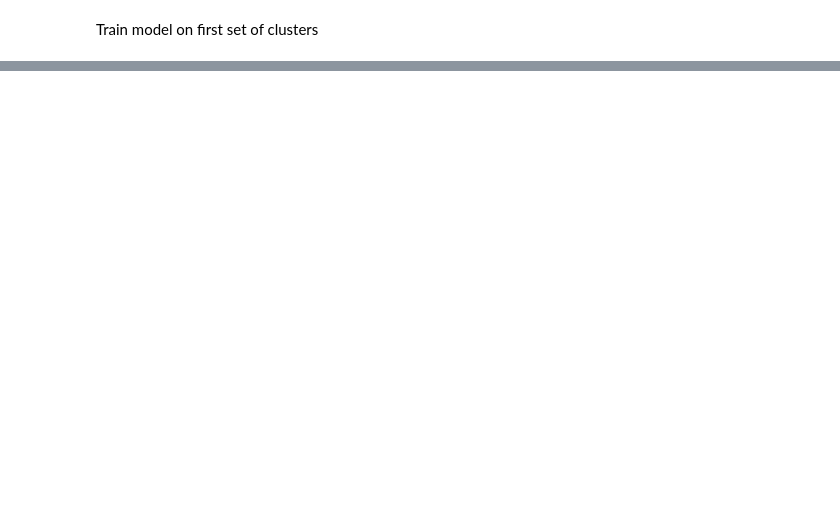
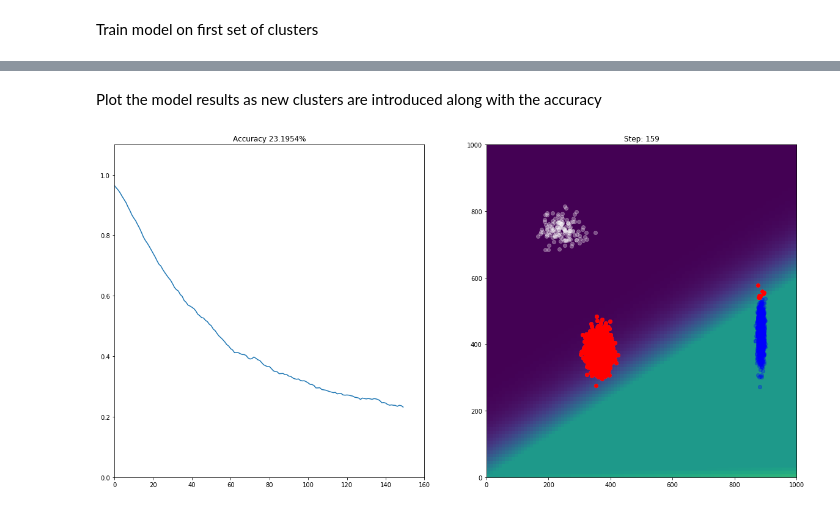
Before and after one commit to AndreasAlam/olac, a Jupyter notebook: notebooks/sbe_vis_demo_dev.ipynb, the cells around one changed output, grey strips where cells are left out. Drawn from its saved outputs; the diff is of its cells as text; code cells hidden in the pictures; blank space fills up the shorter version.

```diff
--- a/notebooks/sbe_vis_demo_dev.ipynb
+++ b/notebooks/sbe_vis_demo_dev.ipynb
@@ -313,0 +267,59 @@ for n in range(100):
+# %% [markdown]
+Plot the model results as new clusters are introduced along with the accuracy
+# %%
+new_pred = []
+new_acc = []
+
+# data_in = PP_data.loc[:,['x','y']].values
+# labels = PP_data.loc[:,['cluster_name']].values
+i = 1
+step_size = 500
+for m in np.arange(10, int(len(PP_data['time'])/step_size)):
+
+    t = PP_data.loc[m*step_size, 'time']
+    t2 = PP_data.loc[(m-10)*step_size, 'time']
+    X = PP_data.loc[(PP_data['time'] <= t )&(PP_data['time'] >= t2),['x','y']].values
+    labels = PP_data.loc[(PP_data['time'] <= t)&(PP_data['time'] >= t2) ,['cluster_name']].values
+
+    new_pred, acc = vis.get_new_accuracy(X, labels, weights = (w1, b1, w2, b2))
+    new_acc.append(acc)
+
+    plt.figure(figsize = (20, 10))
+    plt.subplot(121)
+    plt.plot(np.arange(0, i), new_acc)
+    plt.xlim(0, int(len(PP_data['time'])/step_size))
+    plt.ylim(0, 1.1)
+#     plt.title(f't={t}')
+    plt.title('Accuracy {:.4%}'.format(np.equal(new_pred, labels[:,0]).mean()))
+
+
+    plt.subplot(122)
+
+    plt.scatter(*X[new_pred==1,:].T, color='b', alpha=.3)
+    plt.scatter(*X[new_pred==0,:].T, color='w', alpha=.3)
+    plt.scatter(*X[new_pred!=labels[:,0],:].T, color='r')
+    x1 = np.linspace(0,1000,100)
+    x2 = np.linspace(0,1000,100)
+
+    fun_map = np.empty((x1.size, x2.size))
+    for nn,ii in enumerate(x1):
+        for mm,jj in enumerate(x2):
+            fun_map[mm,nn] = pc.prediction([ii,jj], w1, b1, w2, b2)
+
+    plt.imshow(fun_map, extent=[x1.min(), x1.max(), x2.min(), x2.max()],
+               vmin=0, vmax=1, aspect='auto', origin='lower')
+    plt.title('Step: {}'.format(m))
+    plt.xlim(0, 1000)
+    plt.ylim(0, 1000)
+
+#     plt.subplot(223)
+
+#     plt.scatter(*X[labels[:,0]==1,:].T, color='r', alpha=.3)
+#     plt.scatter(*X[labels[:,0]==0,:].T, color='g', alpha=.3)
+
+    display.clear_output(wait=True)
+    display.display(plt.gcf())
+    i+=1
+    plt.close()
+# %% [output]
+[figure, added]
```
Also changed, not shown: parts of 14 cells of this notebook, 3 other files.
